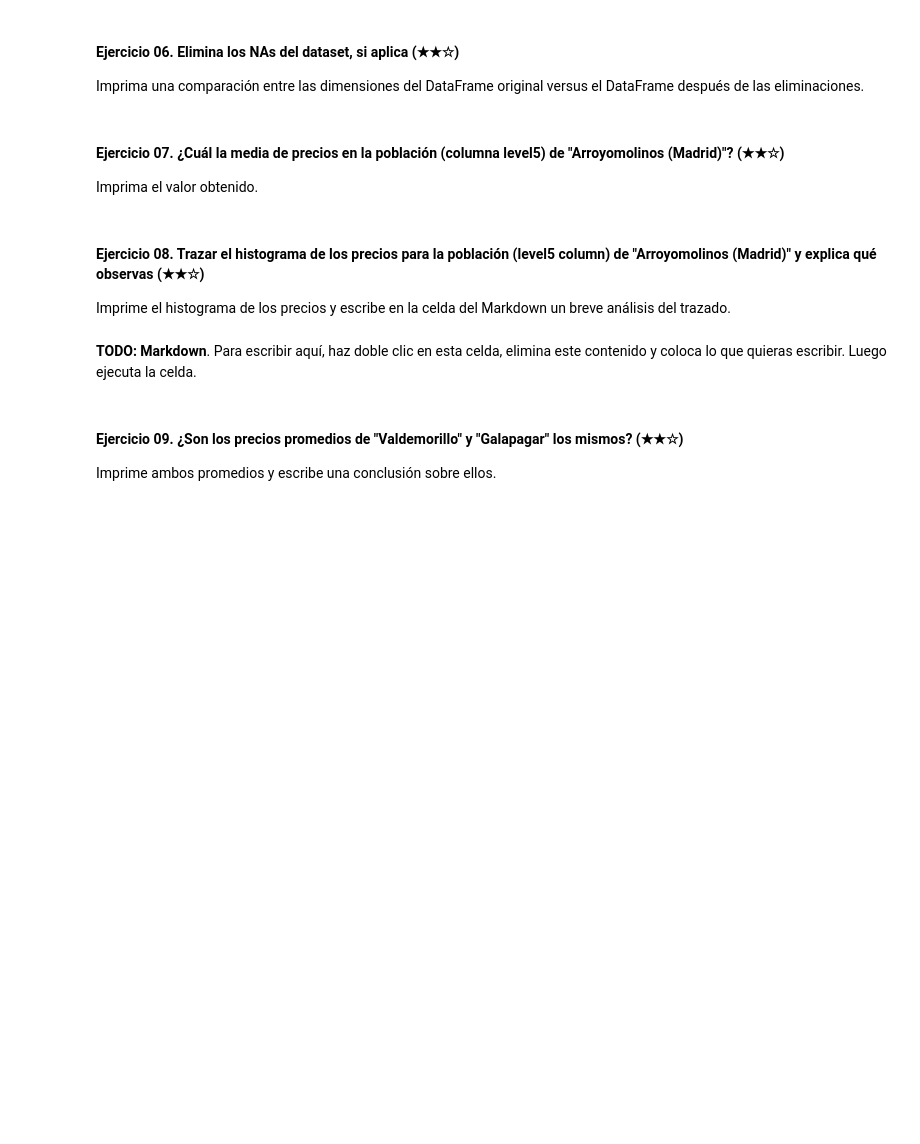
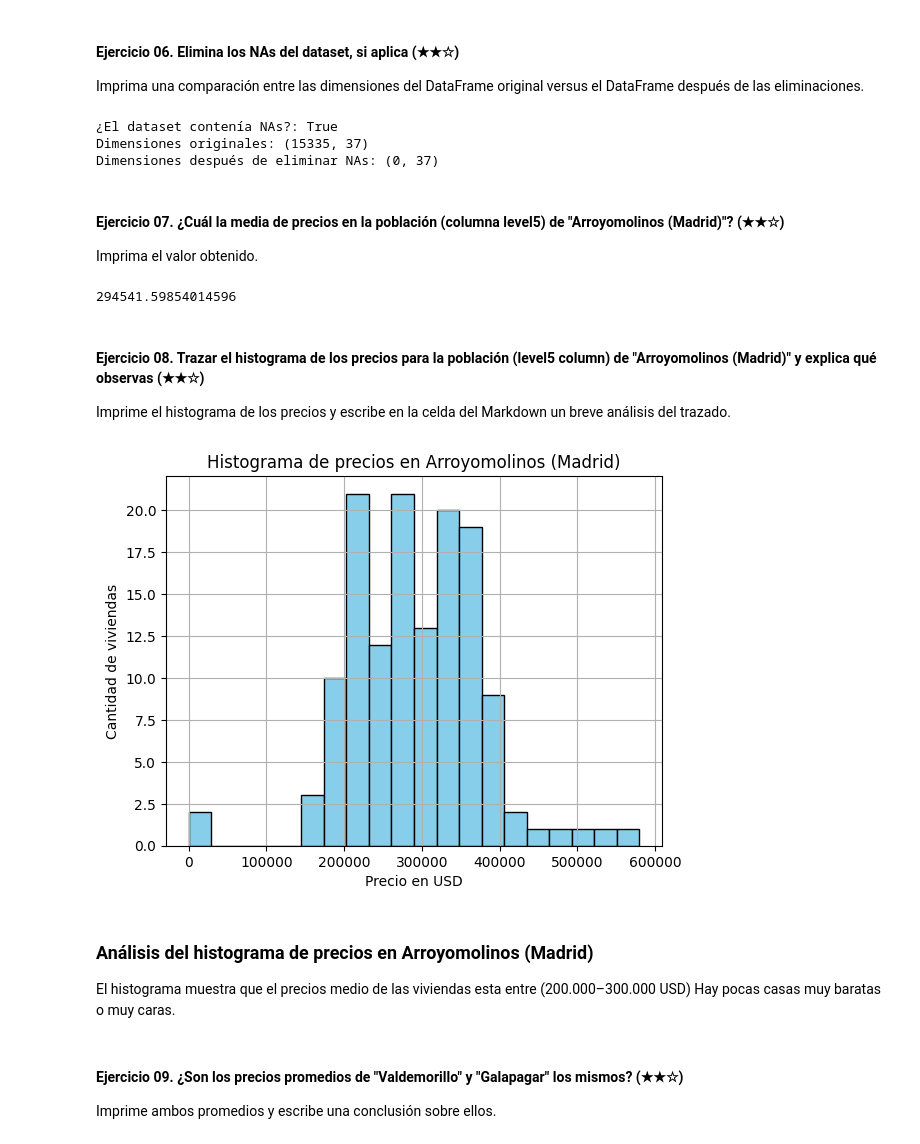
Before and after one commit to 4GeeksAcademy/mgabrielafiguera-pixel-realestate-datacleanup-exercise, a Jupyter notebook: project.es.ipynb, the cells around one changed output. Drawn from its saved outputs; the diff is of its cells as text; code cells hidden in the pictures; blank space fills up the shorter version.

```diff
--- a/project.es.ipynb
+++ b/project.es.ipynb
@@ -79,20 +161,64 @@ Imprima un booleano (`True` o `False`) seguido de la fila/columna que contiene e
 Imprima una comparación entre las dimensiones del DataFrame original versus el DataFrame después de las eliminaciones.
 # %%
 # TODO
+import pandas as pd
+
+dim_original = ds.shape
+
+ds_sin_nas = ds.dropna()
+
+dim_limpio = ds_sin_nas.shape
+
+print(f"¿El dataset contenía NAs?: {dim_original != dim_limpio}")
+print(f"Dimensiones originales: {dim_original}")
+print(f"Dimensiones después de eliminar NAs: {dim_limpio}")
+# %% [output]
+¿El dataset contenía NAs?: True
+Dimensiones originales: (15335, 37)
+Dimensiones después de eliminar NAs: (0, 37)
 # %% [markdown]
 #### Ejercicio 07. ¿Cuál la media de precios en la población (columna level5) de "Arroyomolinos (Madrid)"? (★★☆)
 
 Imprima el valor obtenido.
 # %%
 # TODO
+import pandas as pd
+
+arroyomolinos = ds[ds['level5'] == "Arroyomolinos (Madrid)"]
+
+media_precio = arroyomolinos['price'].mean()
+
+print(media_precio)
+# %% [output]
+294541.59854014596
 # %% [markdown]
 #### Ejercicio 08. Trazar el histograma de los precios para la población (level5 column) de "Arroyomolinos (Madrid)" y explica qué observas (★★☆)
 
 Imprime el histograma de los precios y escribe en la celda del Markdown un breve análisis del trazado.
 # %%
 # TODO: Code
+import matplotlib.pyplot as plt
+
+arroyomolinos = ds[ds['level5'] == "Arroyomolinos (Madrid)"]
+
+arroyomolinos['price'].plot.hist(
+    bins=20,
+    color='skyblue',
+    edgecolor='black',
+    title='Distribución de precios en Arroyomolinos (Madrid)')
+
+plt.xlabel("Precio en USD")
+plt.ylabel("Cantidad de viviendas")
+plt.title("Histograma de precios en Arroyomolinos (Madrid)")
+plt.grid(True)
+plt.show()
+# %% [output]
+[figure, added]
-# %% [markdown]
-**TODO: Markdown**. Para escribir aquí, haz doble clic en esta celda, elimina este contenido y coloca lo que quieras escribir. Luego ejecuta la celda.
+# %% [markdown]
+### Análisis del histograma de precios en Arroyomolinos (Madrid)
+
+El histograma muestra que el precios medio de las viviendas esta entre (200.000–300.000 USD)
+Hay pocas casas muy baratas o muy caras.
 # %% [markdown]
 #### Ejercicio 09. ¿Son los precios promedios de "Valdemorillo" y "Galapagar" los mismos? (★★☆)
 
```
Also changed, not shown: parts of 11 cells of this notebook.
